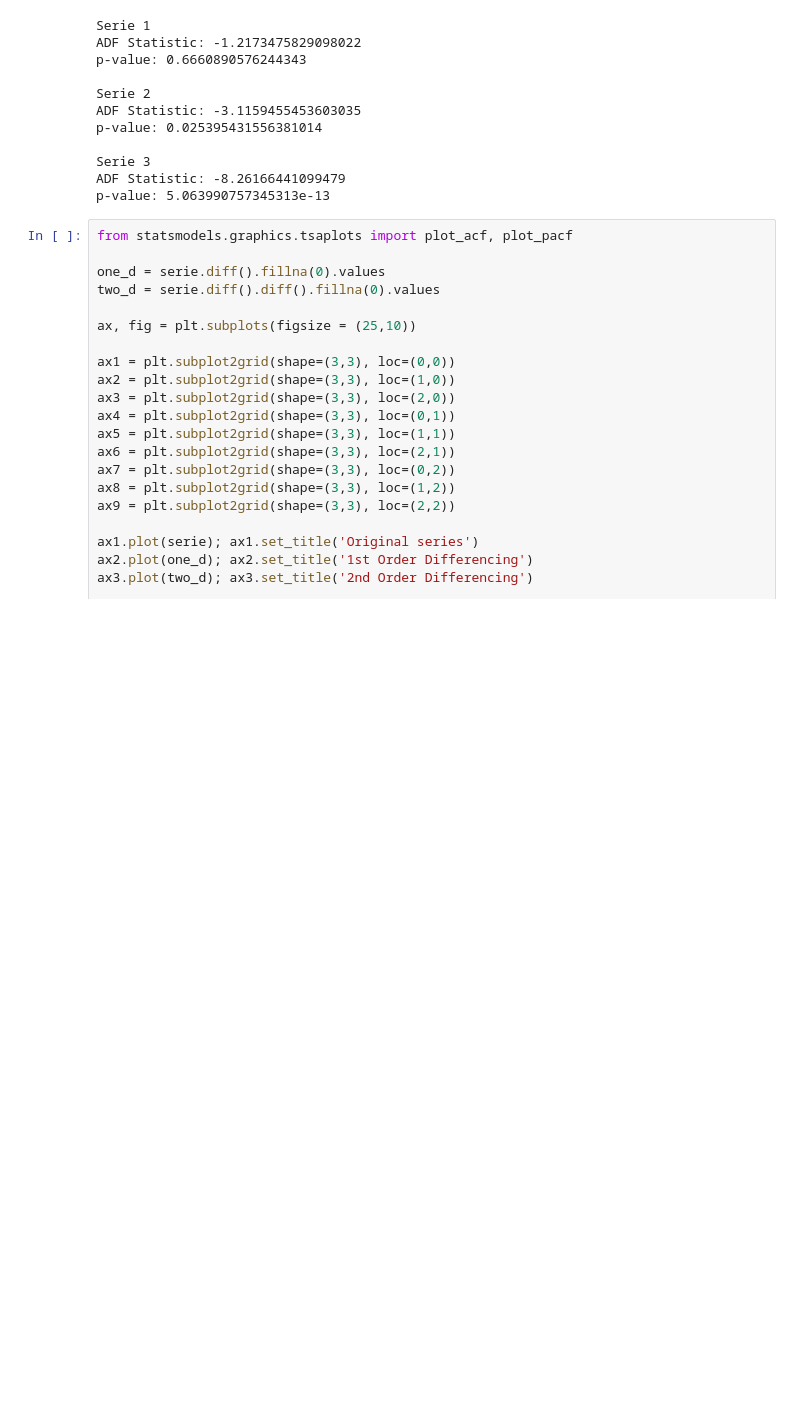
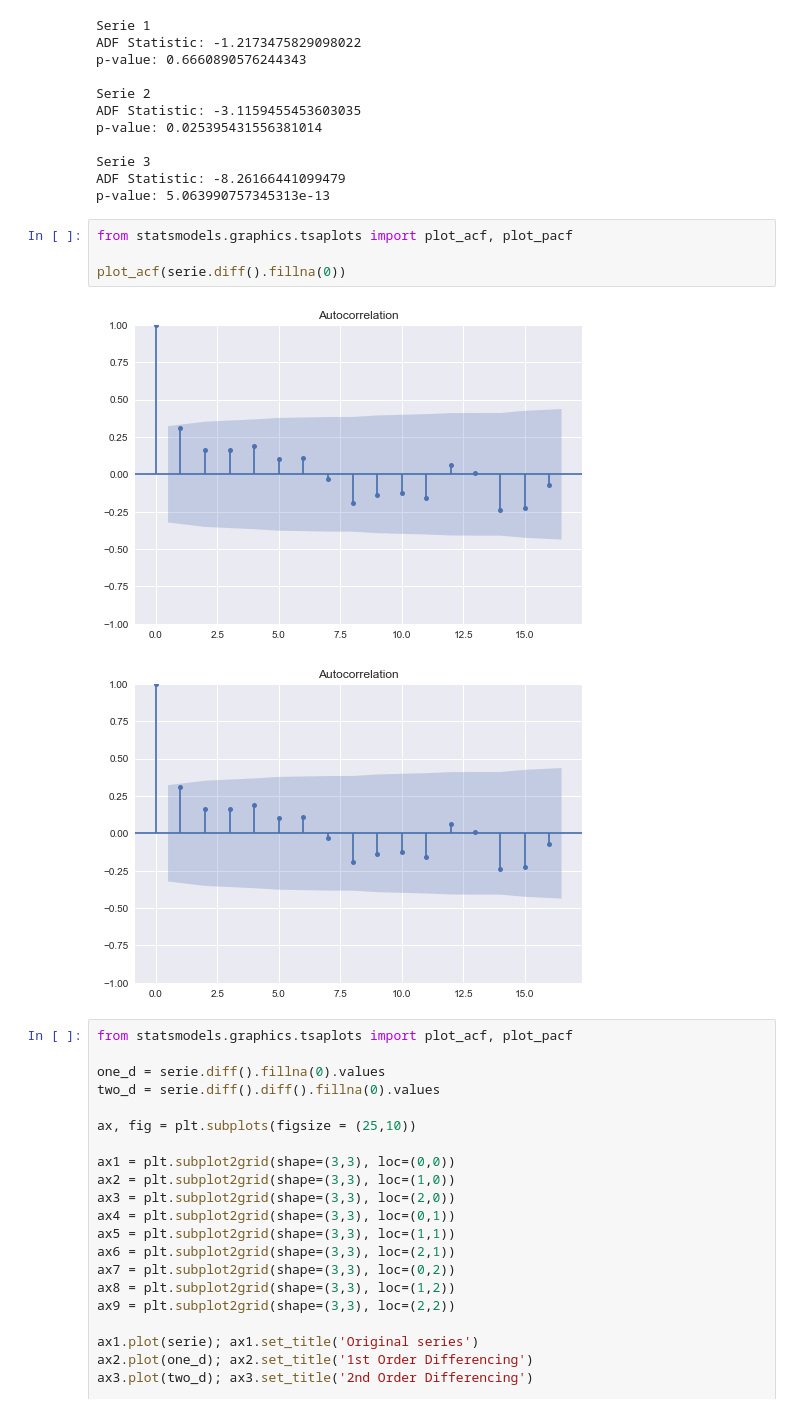
Before and after one commit to josue-islas/Videogames, a Jupyter notebook: Notebook.ipynb, the cells around one changed output. Cells and saved outputs as stored; diff of their text form; blank space fills up the shorter version.

```diff
--- a/Notebook.ipynb
+++ b/Notebook.ipynb
@@ -655,6 +682,13 @@ p-value: 0.025395431556381014
 Serie 3
 ADF Statistic: -8.26166441099479
 p-value: 5.063990757345313e-13
+# %%
+from statsmodels.graphics.tsaplots import plot_acf, plot_pacf
+
+plot_acf(serie.diff().fillna(0))
+# %% [output]
+[figure, added]
+[figure, added]
 # %%
 from statsmodels.graphics.tsaplots import plot_acf, plot_pacf
 
```
Also changed, not shown: parts of 10 cells of this notebook, 2 other files.
